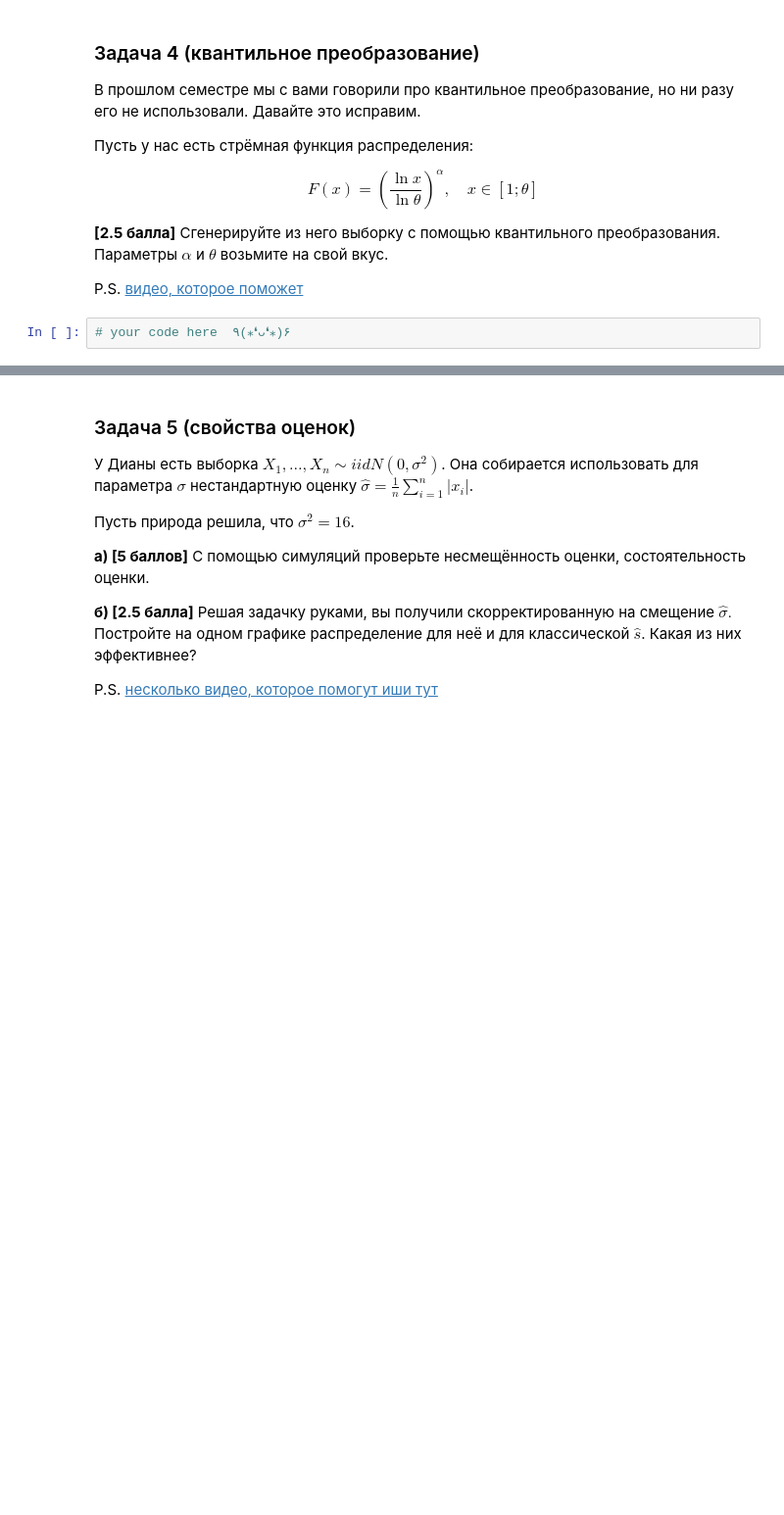
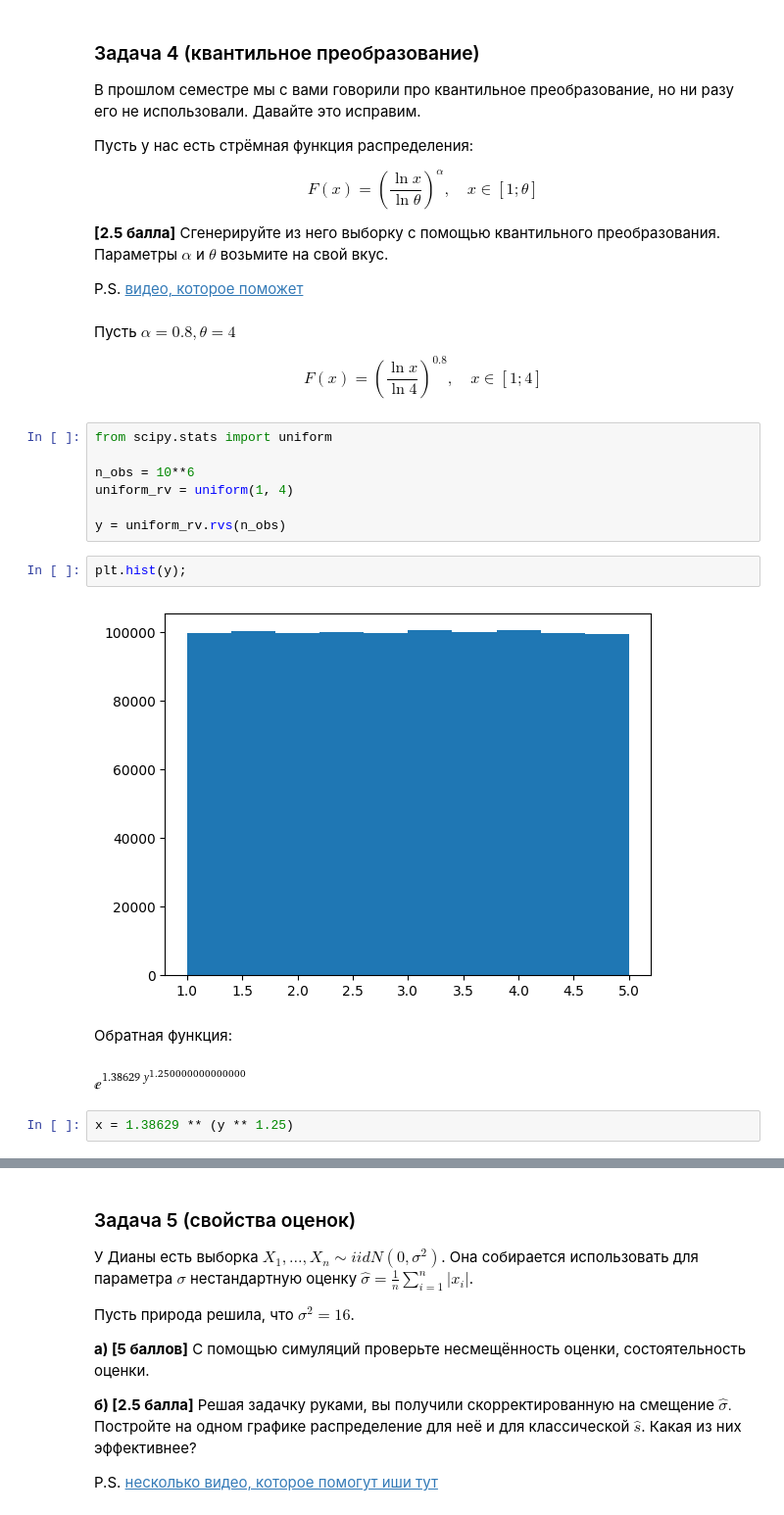
Before and after one commit to Kulikov17/MLDS_math_2022, a Jupyter notebook: hw_matstat/yam_hw01-hakuna_matata.ipynb, the cells around one changed output, grey strips where cells are left out. Shown: that part at 98% size. Saved outputs shown, nothing was run; the diff lists cells and outputs as text; blank space fills up the shorter version.

```diff
--- a/hw_matstat/yam_hw01-hakuna_matata.ipynb
+++ b/hw_matstat/yam_hw01-hakuna_matata.ipynb
@@ -354,5 +354,26 @@ $$
 __[2.5 балла]__ Сгенерируйте из него выборку с помощью квантильного преобразования. Параметры $\alpha$ и $\theta$ возьмите на свой вкус.
 
 P.S. [видео, которое поможет](https://www.youtube.com/watch?v=ivpWyorfWlA&list=PLCf-cQCe1FRyg1ajZ2HJVKknbuTujBOLN&index=11)
+# %% [markdown]
+Пусть $\alpha = 0.8, \theta = 4$
+
+$$
+F(x) = \left( \frac{\ln x}{\ln 4} \right)^{0.8},  \quad x \in [1; 4]
+$$
 # %%
-# your code here  ٩(⁎❛ᴗ❛⁎)۶
+from scipy.stats import uniform
+
+n_obs = 10**6
+uniform_rv = uniform(1, 4)
+
+y = uniform_rv.rvs(n_obs)
+# %%
+plt.hist(y);
+# %% [output]
+[figure, added]
+# %% [markdown]
+Обратная функция:
+# %% [markdown]
+![image.png](embedded-picture-1)
+# %%
+x = 1.38629 ** (y ** 1.25)
```
Also changed, not shown: parts of 2 cells of this notebook.
